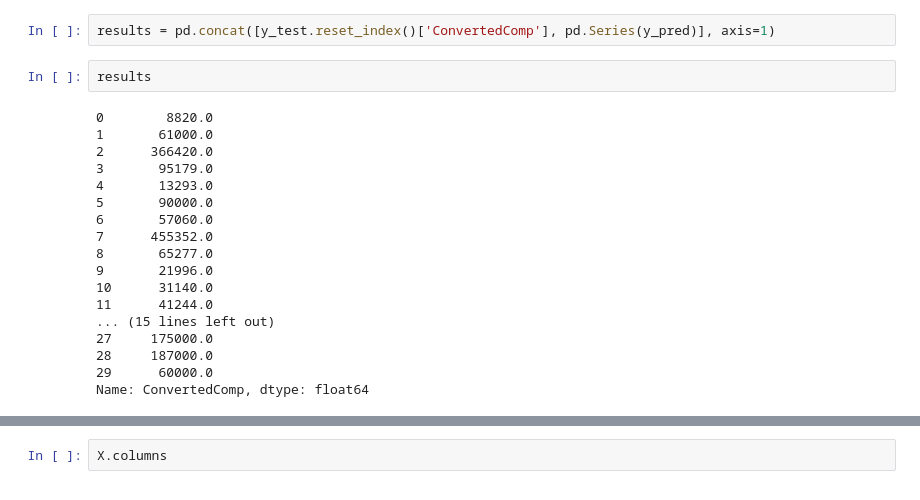
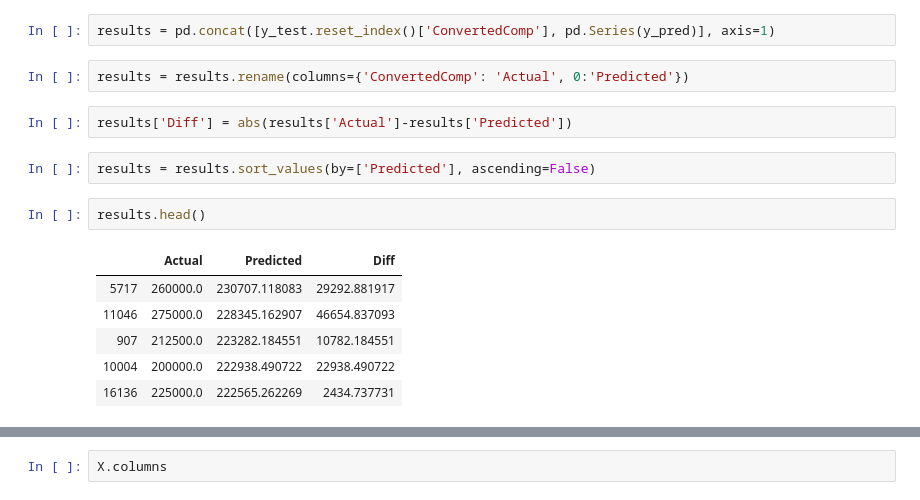
Before and after one commit to salary-sight/machine-learning-model, a Jupyter notebook: Main.ipynb, the cells around one changed output, grey strips where cells are left out. Cells and saved outputs as stored; diff of their text form.

```diff
--- a/Main.ipynb
+++ b/Main.ipynb
@@ -627,22 +627,17 @@ math.sqrt(MSE)
 # %%
 results = pd.concat([y_test.reset_index()['ConvertedComp'], pd.Series(y_pred)], axis=1)
+# %%
+results = results.rename(columns={'ConvertedComp': 'Actual', 0:'Predicted'})
+# %%
+results['Diff'] = abs(results['Actual']-results['Predicted'])
+# %%
+results = results.sort_values(by=['Predicted'], ascending=False)
 # %%
-results
+results.head()
 # %% [output]
-0        8820.0
-1       61000.0
-2      366420.0
-3       95179.0
-4       13293.0
-5       90000.0
-6       57060.0
-7      455352.0
-8       65277.0
-9       21996.0
-10      31140.0
-11      41244.0
-... (15 lines left out)
-27     175000.0
-28     187000.0
-29      60000.0
-Name: ConvertedComp, dtype: float64
+|  | Actual | Predicted | Diff |
+| 5717 | 260000.0 | 230707.118083 | 29292.881917 |
+| 11046 | 275000.0 | 228345.162907 | 46654.837093 |
+| 907 | 212500.0 | 223282.184551 | 10782.184551 |
+| 10004 | 200000.0 | 222938.490722 | 22938.490722 |
+| 16136 | 225000.0 | 222565.262269 | 2434.737731 |
```
Also changed, not shown: parts of 6 cells of this notebook, 1 other file.
